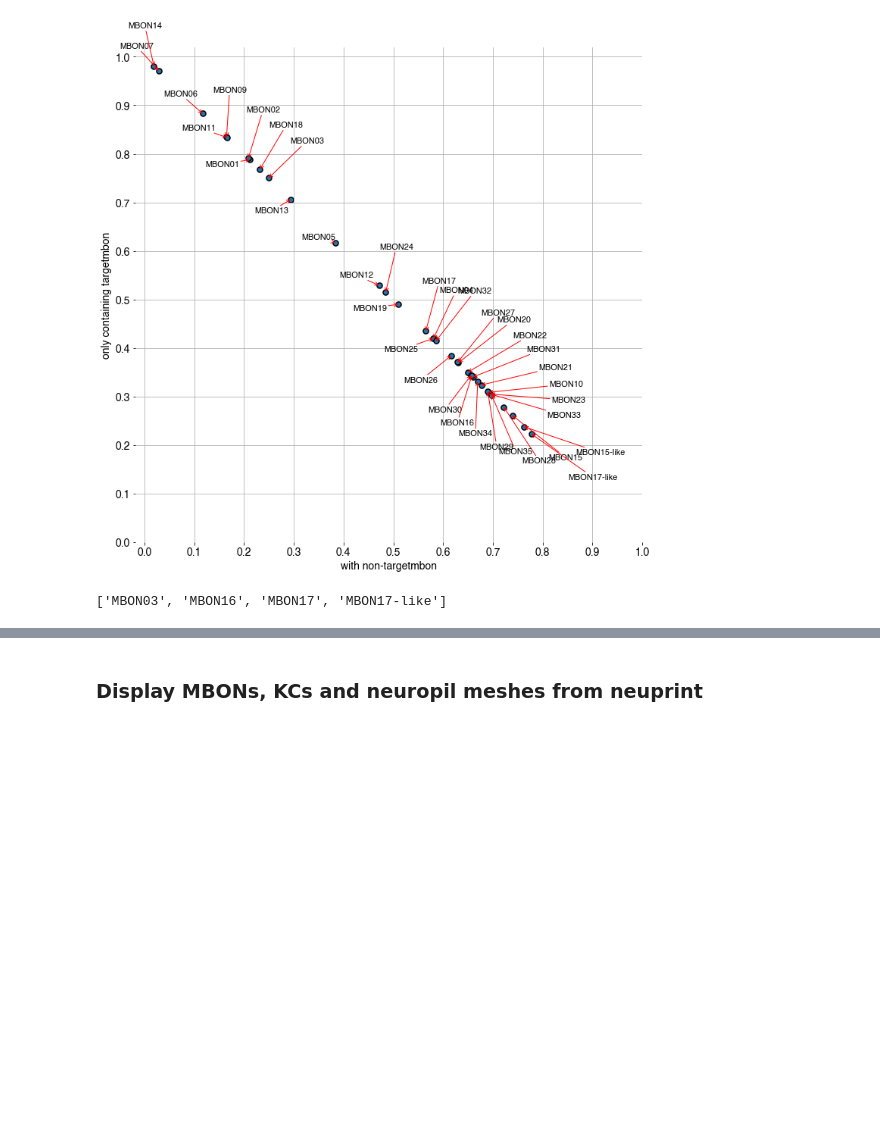
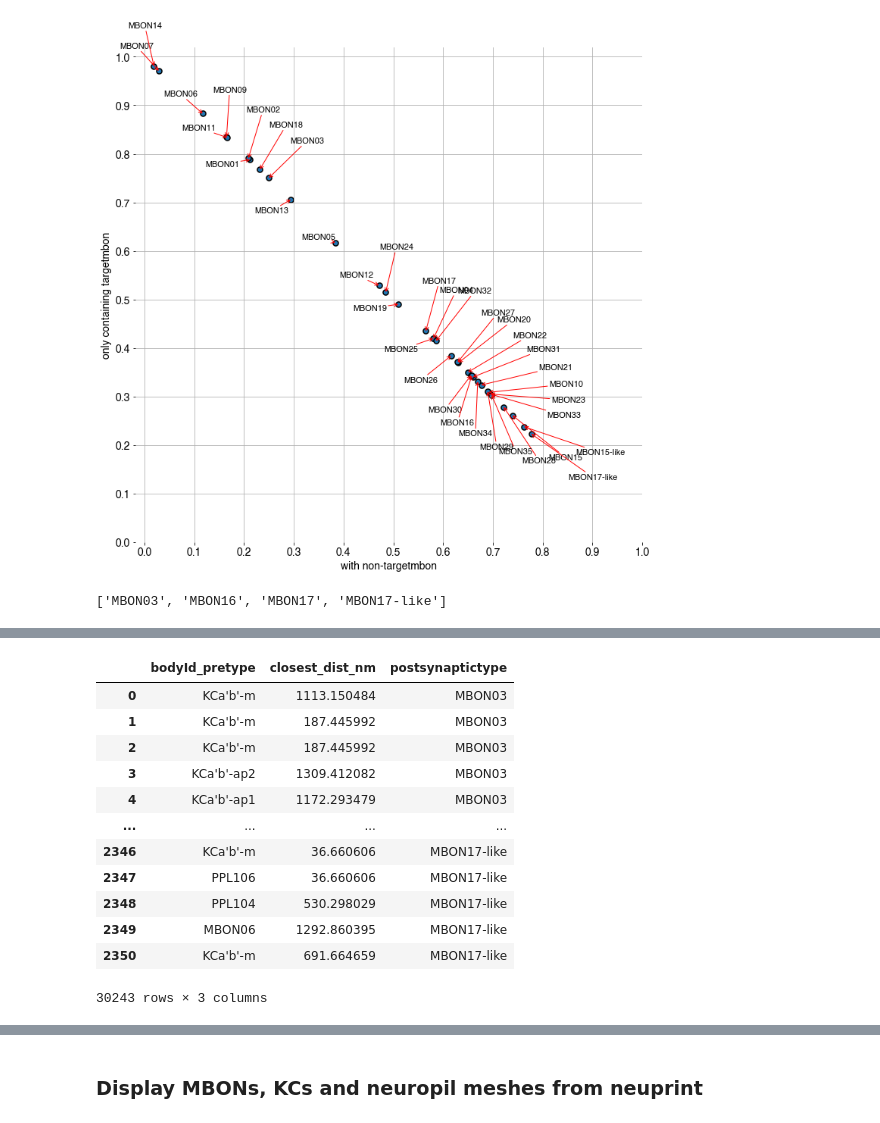
Before and after one commit to jagannathancolabs/2022_postsynapticplasticity, a Jupyter notebook: python/kcmbon_postsynapticspecificity.ipynb, the cells around one changed output, grey strips where cells are left out. Saved outputs shown, nothing was run; the diff lists cells and outputs as text; code cells hidden in the pictures; blank space fills up the shorter version.

```diff
--- a/python/kcmbon_postsynapticspecificity.ipynb
+++ b/python/kcmbon_postsynapticspecificity.ipynb
@@ -736 +771,17 @@ np.max(tempval['closest_dist'])
+# %%
+allmbontype_presyntype_euclideandistance_df
+# %% [output]
+|  | bodyId_pretype | closest_dist_nm | postsynaptictype |
+| 0 | KCa'b'-m | 1113.150484 | MBON03 |
+| 1 | KCa'b'-m | 187.445992 | MBON03 |
+| 2 | KCa'b'-m | 187.445992 | MBON03 |
+| 3 | KCa'b'-ap2 | 1309.412082 | MBON03 |
+| 4 | KCa'b'-ap1 | 1172.293479 | MBON03 |
+| ... | ... | ... | ... |
+| 2346 | KCa'b'-m | 36.660606 | MBON17-like |
+| 2347 | PPL106 | 36.660606 | MBON17-like |
+| 2348 | PPL104 | 530.298029 | MBON17-like |
+| 2349 | MBON06 | 1292.860395 | MBON17-like |
+| 2350 | KCa'b'-m | 691.664659 | MBON17-like |
+30243 rows × 3 columns
 # %%
```
Also changed, not shown: parts of 36 cells of this notebook, 8 other files.
